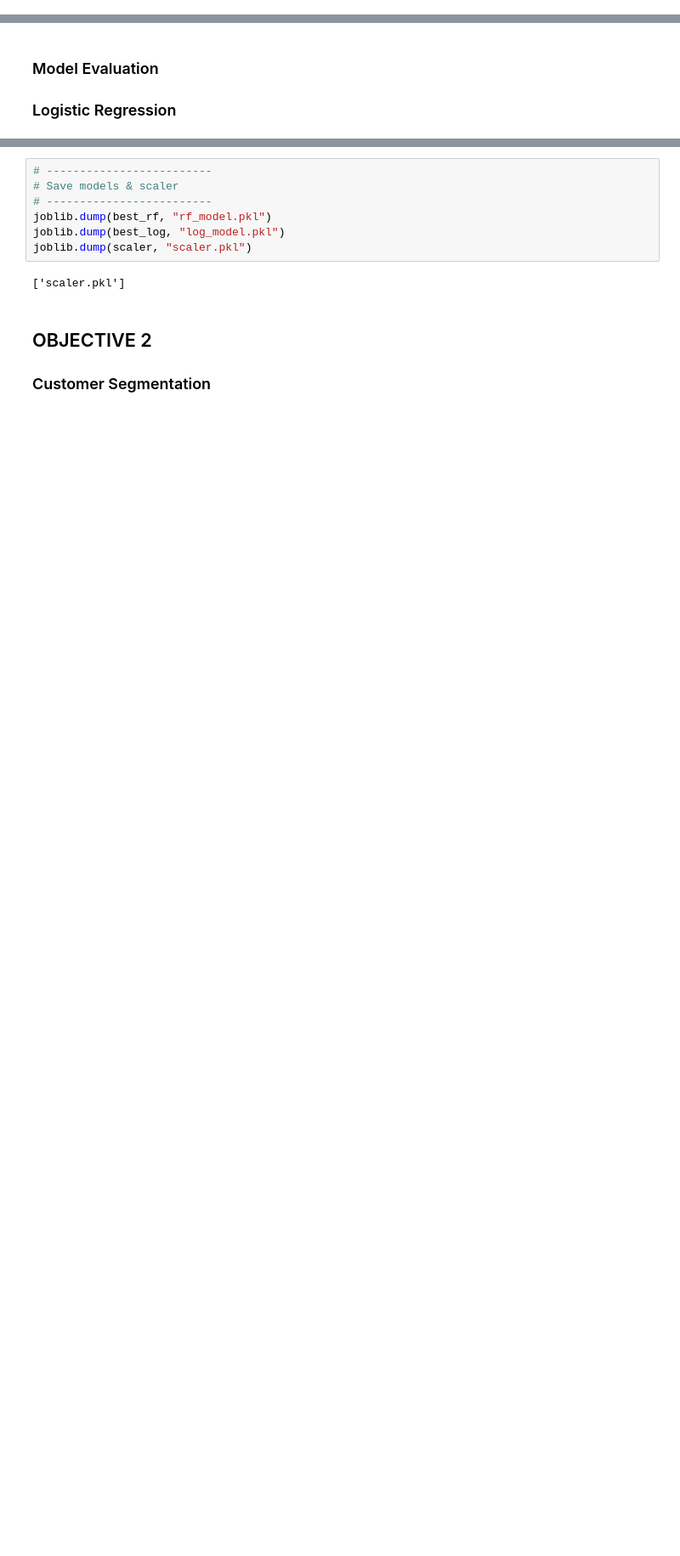
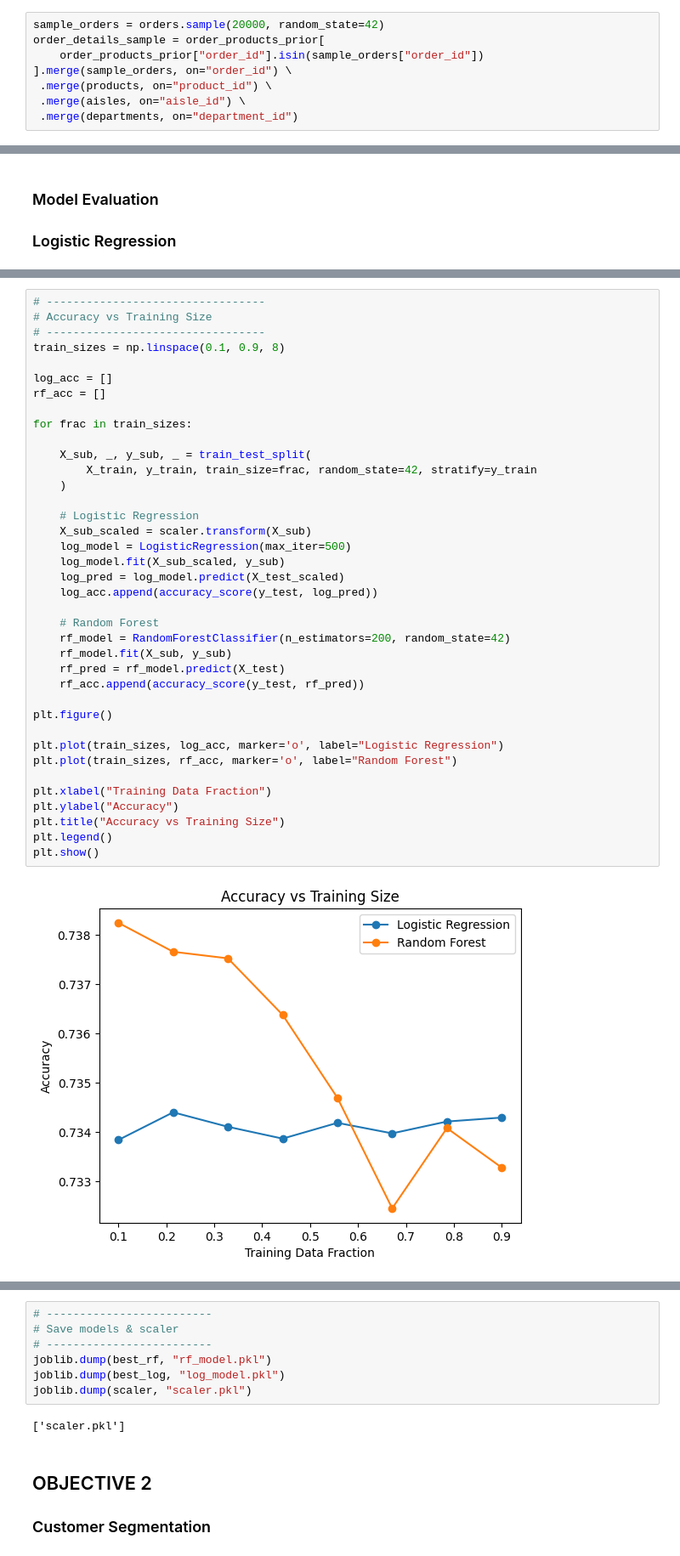
Before and after one commit to ThiwankaKT/ML_Project, a Jupyter notebook: shopping_analysis.ipynb, the cells around one changed output, grey strips where cells are left out. Shown at 85% size. Drawn from its saved outputs; the diff is of its cells as text; blank space fills up the shorter version.

```diff
--- a/shopping_analysis.ipynb
+++ b/shopping_analysis.ipynb
@@ -116,6 +116,14 @@ order_details_sample.to_csv("order_details_sample.csv", index=False)
 products.to_csv("products_lookup.csv", index=False)
 aisles.to_csv("aisles_sample.csv", index=False)
 departments.to_csv("departments_sample.csv", index=False)
+# %%
+sample_orders = orders.sample(20000, random_state=42)
+order_details_sample = order_products_prior[
+    order_products_prior["order_id"].isin(sample_orders["order_id"])
+].merge(sample_orders, on="order_id") \
+ .merge(products, on="product_id") \
+ .merge(aisles, on="aisle_id") \
+ .merge(departments, on="department_id")
 # %%
 # -------------------------
 # Feature Engineering
@@ -243,0 +272,40 @@ plt.show()
+# %%
+# ---------------------------------
+# Accuracy vs Training Size
+# ---------------------------------
+train_sizes = np.linspace(0.1, 0.9, 8)
+
+log_acc = []
+rf_acc = []
+
+for frac in train_sizes:
+
+    X_sub, _, y_sub, _ = train_test_split(
+        X_train, y_train, train_size=frac, random_state=42, stratify=y_train
+    )
+
+    # Logistic Regression
+    X_sub_scaled = scaler.transform(X_sub)
+    log_model = LogisticRegression(max_iter=500)
+    log_model.fit(X_sub_scaled, y_sub)
+    log_pred = log_model.predict(X_test_scaled)
+    log_acc.append(accuracy_score(y_test, log_pred))
+
+    # Random Forest
+    rf_model = RandomForestClassifier(n_estimators=200, random_state=42)
+    rf_model.fit(X_sub, y_sub)
+    rf_pred = rf_model.predict(X_test)
+    rf_acc.append(accuracy_score(y_test, rf_pred))
+
+plt.figure()
+
+plt.plot(train_sizes, log_acc, marker='o', label="Logistic Regression")
+plt.plot(train_sizes, rf_acc, marker='o', label="Random Forest")
+
+plt.xlabel("Training Data Fraction")
+plt.ylabel("Accuracy")
+plt.title("Accuracy vs Training Size")
+plt.legend()
+plt.show()
+# %% [output]
+[figure, added]
```
Also changed, not shown: parts of 5 cells of this notebook, 5 other files.
